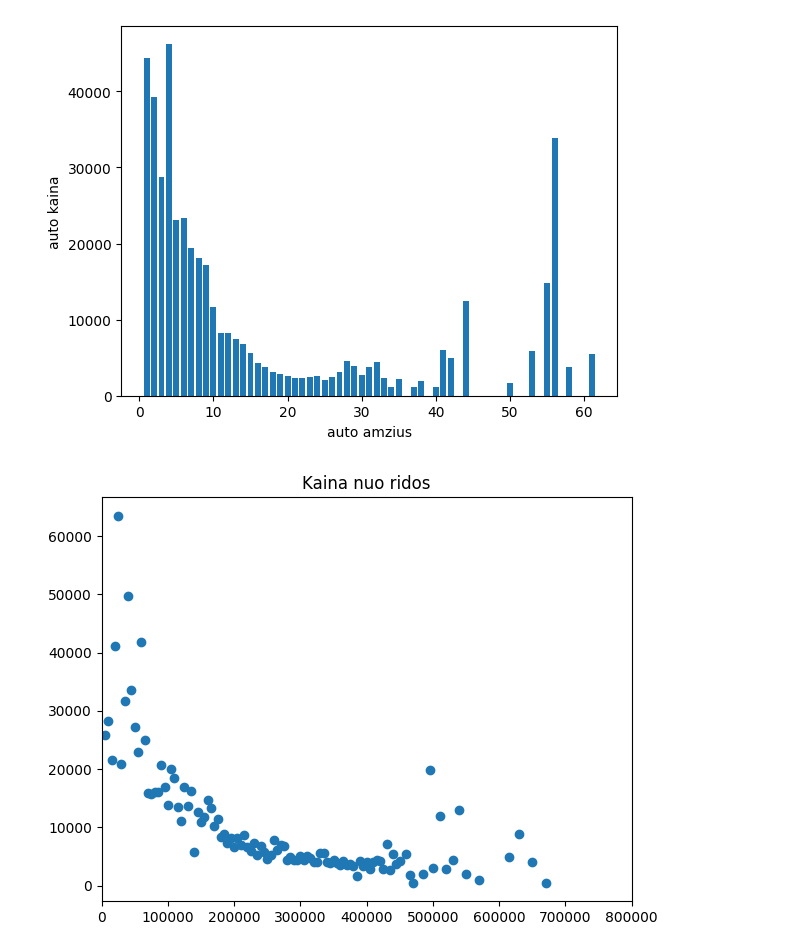
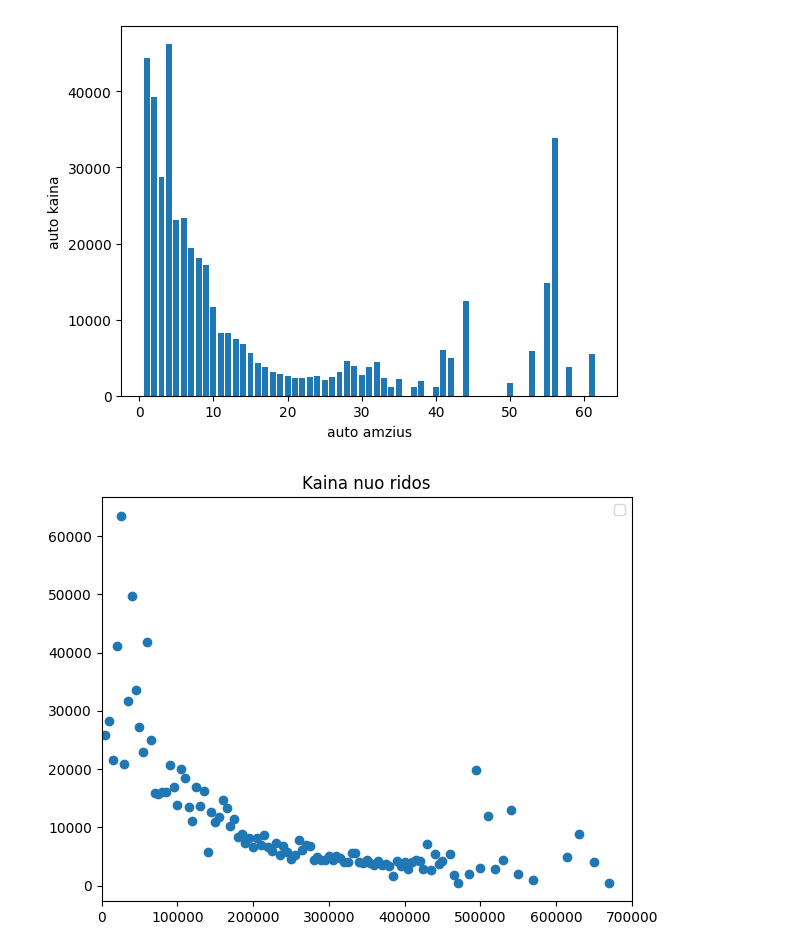
Before and after one commit to ISeeBugsEverywhere/DataScienceNotebooks, a Jupyter notebook: Studentai/Lukas/08-14Paskaita.ipynb, the cells around one changed output. Saved outputs shown, nothing was run; the diff lists cells and outputs as text; code cells hidden in the pictures.

```diff
--- a/Studentai/Lukas/08-14Paskaita.ipynb
+++ b/Studentai/Lukas/08-14Paskaita.ipynb
@@ -348,13 +353,13 @@ rida, kaina = list(map(list, zip(*ans)))
 # %%
 fig, axis = plt.subplots()
 
 axis.scatter(rida, kaina)
-axis.set_xlim(0,0.8e6)
+axis.set_xlim(0,0.7e6)
 axis.set_title('Kaina nuo ridos')
-#axis.legend(loc='best')
+axis.legend(loc='best')
 fig.tight_layout()
 
 
 plt.show()
 # %% [output]
-[figure, old version]
+[figure, new version]
```
Also changed, not shown: parts of 2 cells of this notebook.
